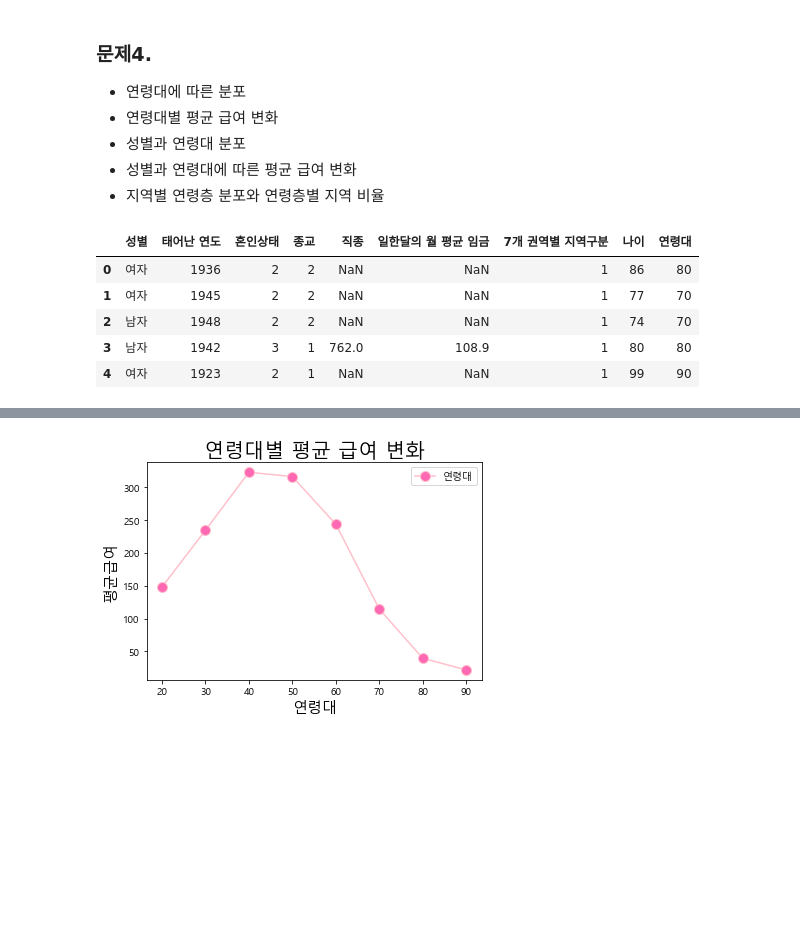
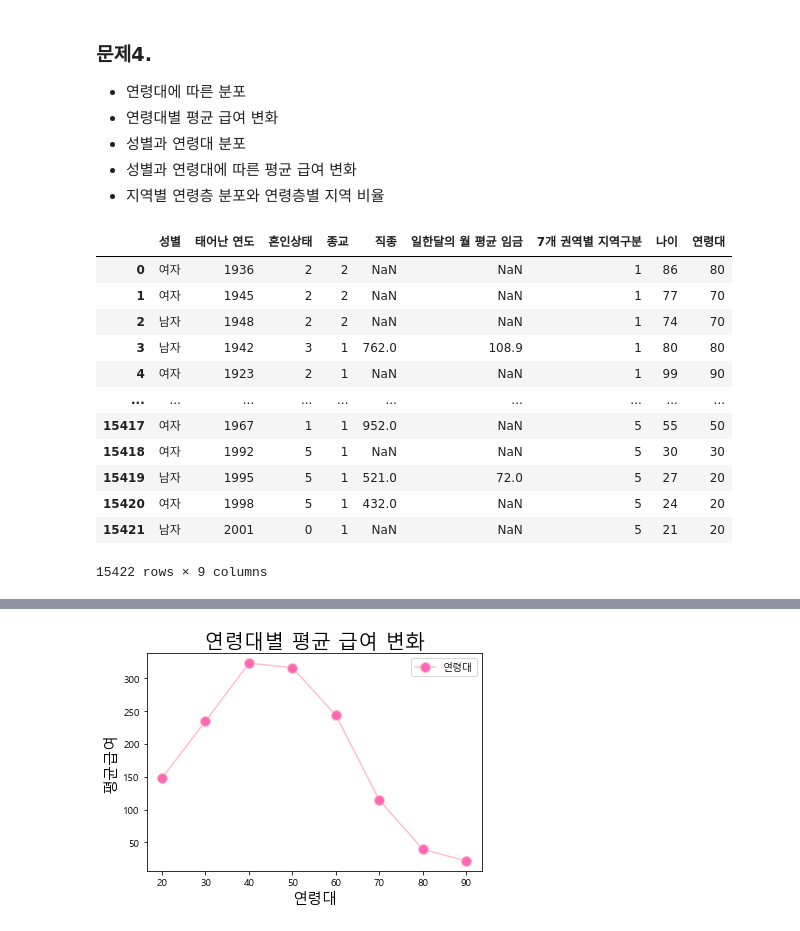
Before and after one commit to dhdmsdud/TIL, a Jupyter notebook: MachinLearning/Visualization[02].ipynb, the cells around one changed output, grey strips where cells are left out. Cells and saved outputs as stored; diff of their text form; code cells hidden in the pictures; blank space fills up the shorter version.

```diff
--- a/MachinLearning/Visualization[02].ipynb
+++ b/MachinLearning/Visualization[02].ipynb
@@ -690,15 +679,22 @@ plt.close()
 # %%
 subsetDF['성별'] = pd.DataFrame(np.where(subsetDF.filter(['성별']) == 1, '남자', '여자'))
 subsetDF['나이'] = 2021 - subsetDF['태어난 연도'] + 1
 subsetDF['연령대'] = (subsetDF['나이'] // 10) * 10
-subsetDF.head()
+subsetDF
 # %% [output]
 |  | 성별 | 태어난 연도 | 혼인상태 | 종교 | 직종 | 일한달의 월 평균 임금 | 7개 권역별 지역구분 | 나이 | 연령대 |
 | 0 | 여자 | 1936 | 2 | 2 | NaN | NaN | 1 | 86 | 80 |
 | 1 | 여자 | 1945 | 2 | 2 | NaN | NaN | 1 | 77 | 70 |
 | 2 | 남자 | 1948 | 2 | 2 | NaN | NaN | 1 | 74 | 70 |
 | 3 | 남자 | 1942 | 3 | 1 | 762.0 | 108.9 | 1 | 80 | 80 |
 | 4 | 여자 | 1923 | 2 | 1 | NaN | NaN | 1 | 99 | 90 |
+| ... | ... | ... | ... | ... | ... | ... | ... | ... | ... |
+| 15417 | 여자 | 1967 | 1 | 1 | 952.0 | NaN | 5 | 55 | 50 |
+| 15418 | 여자 | 1992 | 5 | 1 | NaN | NaN | 5 | 30 | 30 |
+| 15419 | 남자 | 1995 | 5 | 1 | 521.0 | 72.0 | 5 | 27 | 20 |
+| 15420 | 여자 | 1998 | 5 | 1 | 432.0 | NaN | 5 | 24 | 20 |
+| 15421 | 남자 | 2001 | 0 | 1 | NaN | NaN | 5 | 21 | 20 |
+15422 rows × 9 columns
 # %%
 # 연령대별 평균 급여 변화
 
```
Also changed, not shown: parts of 19 cells of this notebook.
